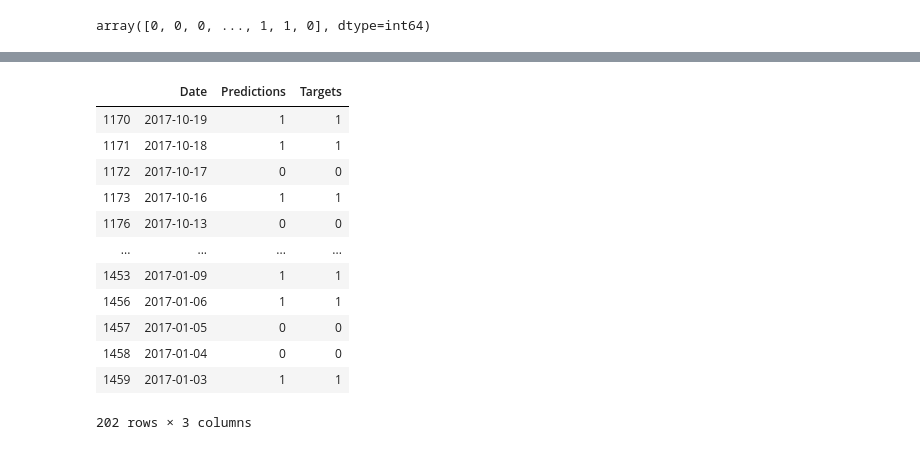
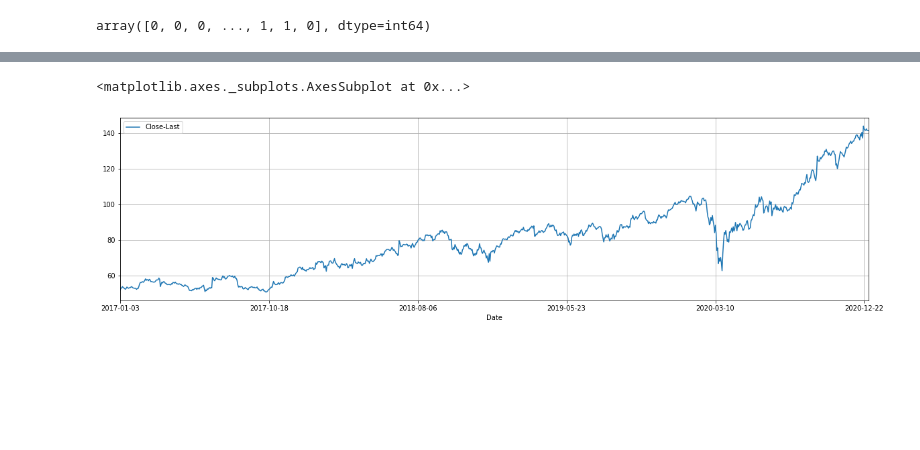
Before and after one commit to akillkumar/stonks, a Jupyter notebook: stonks.ipynb, the cells around one changed output, grey strips where cells are left out. Cells and saved outputs as stored; diff of their text form; code cells hidden in the pictures; blank space fills up the shorter version.

```diff
--- a/stonks.ipynb
+++ b/stonks.ipynb
@@ -188,18 +199,6 @@ dates
-# %%
-dates["Predictions"] = predictions
-dates["Targets"]     = y_test
-dates
-# %% [output]
-|  | Date | Predictions | Targets |
-| 1170 | 2017-10-19 | 1 | 1 |
-| 1171 | 2017-10-18 | 1 | 1 |
-| 1172 | 2017-10-17 | 0 | 0 |
-| 1173 | 2017-10-16 | 1 | 1 |
-| 1176 | 2017-10-13 | 0 | 0 |
-| ... | ... | ... | ... |
-| 1453 | 2017-01-09 | 1 | 1 |
-| 1456 | 2017-01-06 | 1 | 1 |
-| 1457 | 2017-01-05 | 0 | 0 |
-| 1458 | 2017-01-04 | 0 | 0 |
-| 1459 | 2017-01-03 | 1 | 1 |
-202 rows × 3 columns
+# %%
+reversed_df = merge.iloc[::-1]
+reversed_df[0:].plot(x='Date', y=['Close-Last'], figsize=(20,5), grid=True)
+# %% [output]
+<matplotlib.axes._subplots.AxesSubplot at 0x...>
+[figure, added]
```
Also changed, not shown: parts of 10 cells of this notebook, 5 other files.
